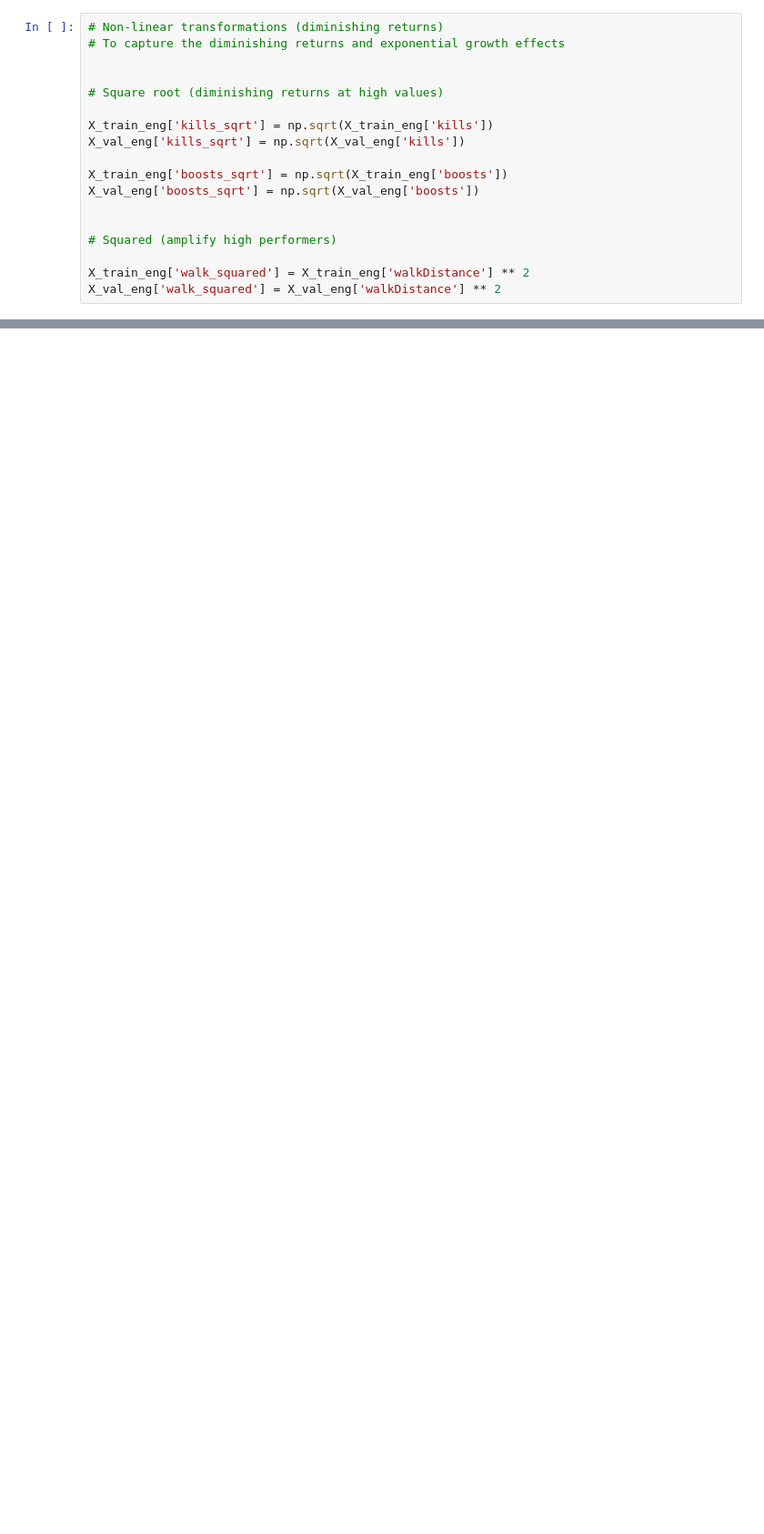
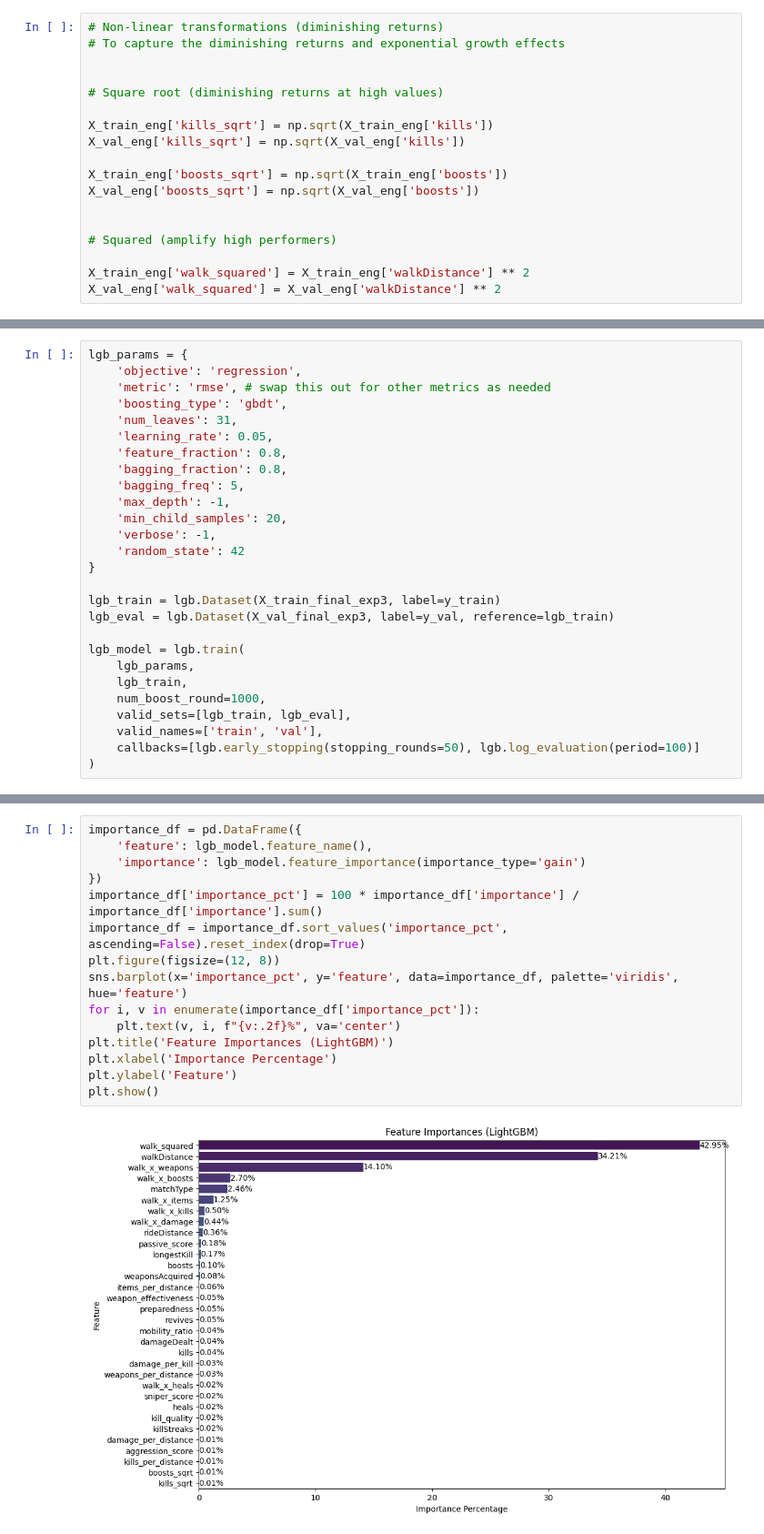
Before and after one commit to dganesh05/project-3, a Jupyter notebook: project-revised.ipynb, the cells around one changed output, grey strips where cells are left out. Shown at 91% size. Saved outputs shown, nothing was run; the diff lists cells and outputs as text; blank space fills up the shorter version.

```diff
--- a/project-revised.ipynb
+++ b/project-revised.ipynb
@@ -1141,0 +1190,27 @@ X_val_eng['walk_squared'] = X_val_eng['walkDistance'] ** 2
+# %%
+lgb_params = {
+    'objective': 'regression',
+    'metric': 'rmse', # swap this out for other metrics as needed
+    'boosting_type': 'gbdt',
+    'num_leaves': 31,
+    'learning_rate': 0.05,
+    'feature_fraction': 0.8,
+    'bagging_fraction': 0.8,
+    'bagging_freq': 5,
+    'max_depth': -1,
+    'min_child_samples': 20,
+    'verbose': -1,
+    'random_state': 42
+}
+
+lgb_train = lgb.Dataset(X_train_final_exp3, label=y_train)
+lgb_eval = lgb.Dataset(X_val_final_exp3, label=y_val, reference=lgb_train)
+
+lgb_model = lgb.train(
+    lgb_params,
+    lgb_train,
+    num_boost_round=1000,
+    valid_sets=[lgb_train, lgb_eval],
+    valid_names=['train', 'val'],
+    callbacks=[lgb.early_stopping(stopping_rounds=50), lgb.log_evaluation(period=100)]
+)
@@ -1141,0 +1277,17 @@ X_val_eng['walk_squared'] = X_val_eng['walkDistance'] ** 2
+# %%
+importance_df = pd.DataFrame({
+    'feature': lgb_model.feature_name(),
+    'importance': lgb_model.feature_importance(importance_type='gain')
+})
+importance_df['importance_pct'] = 100 * importance_df['importance'] / importance_df['importance'].sum()
+importance_df = importance_df.sort_values('importance_pct', ascending=False).reset_index(drop=True)
+plt.figure(figsize=(12, 8))
+sns.barplot(x='importance_pct', y='feature', data=importance_df, palette='viridis', hue='feature')
+for i, v in enumerate(importance_df['importance_pct']):
+    plt.text(v, i, f"{v:.2f}%", va='center')
+plt.title('Feature Importances (LightGBM)')
+plt.xlabel('Importance Percentage')
+plt.ylabel('Feature')
+plt.show()
+# %% [output]
+[figure, added]
```
Also changed, not shown: parts of 13 cells of this notebook.
